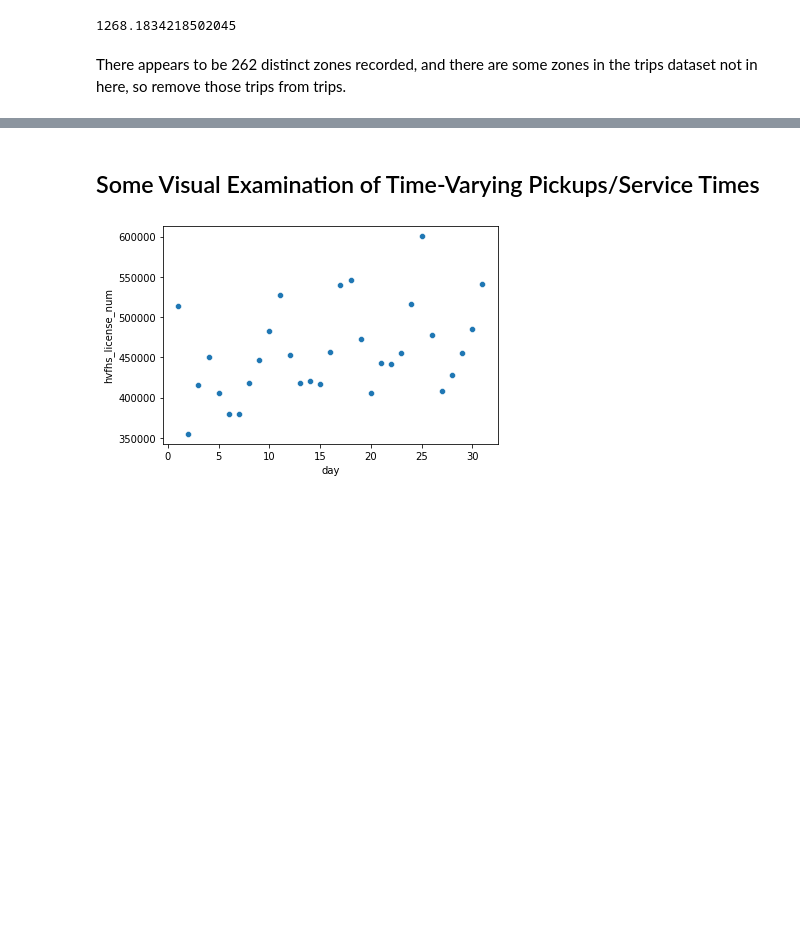
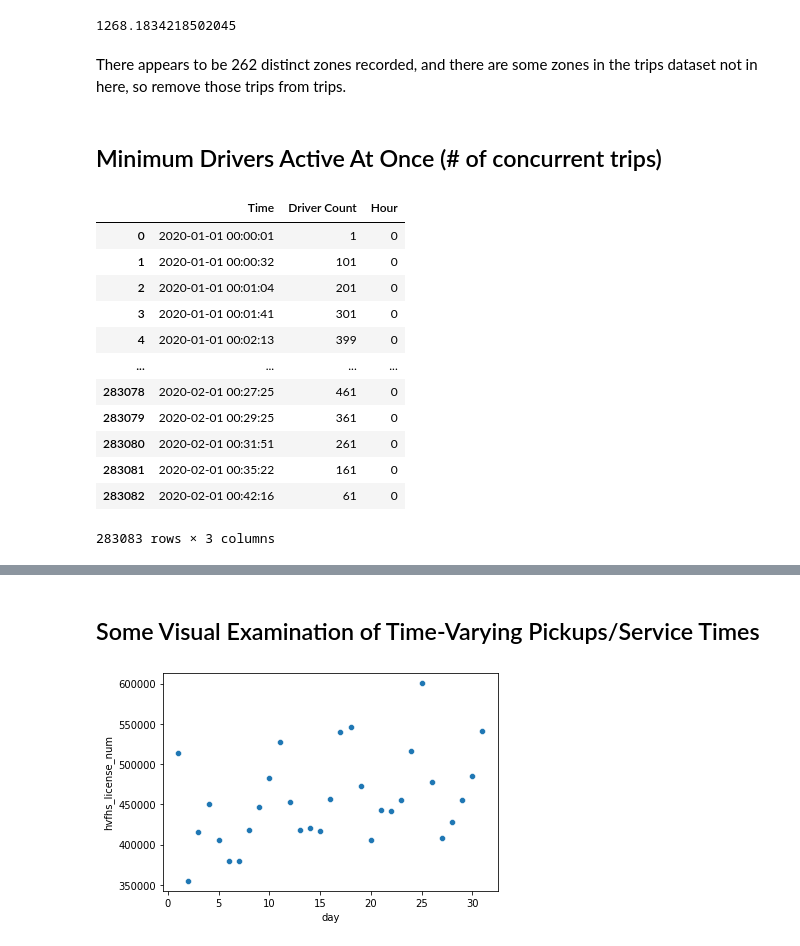
Before and after one commit to anthony001w/uber-nyc-simulation, a Jupyter notebook: generating_pickup_distributions.ipynb, the cells around one changed output, grey strips where cells are left out. Saved outputs shown, nothing was run; the diff lists cells and outputs as text; code cells hidden in the pictures; blank space fills up the shorter version.

```diff
--- a/generating_pickup_distributions.ipynb
+++ b/generating_pickup_distributions.ipynb
@@ -60,3 +60,5 @@ trips = cleanup_func(pd.read_csv('january-2020-uber-data.csv', index_col = 0))
 There appears to be 262 distinct zones recorded, and there are some zones in the trips dataset not in here, so remove those trips from  trips.
 # %%
 trips = trips[(trips.pulocationid.isin(taxi_zones.location_id.astype(int))) & (trips.dolocationid.isin(taxi_zones.location_id.astype(int)))]
+# %% [markdown]
+## Minimum Drivers Active At Once (# of concurrent trips)
@@ -62,0 +85,19 @@ trips = trips[(trips.pulocationid.isin(taxi_zones.location_id.astype(int))) & (t
+# %%
+dc = pd.DataFrame(concurrent_drivers[::100], columns = ['Time', 'Driver Count'])
+dc.Time = dc.Time.astype('datetime64[s]')
+dc['Hour'] = dc.Time.dt.hour
+dc
+# %% [output]
+|  | Time | Driver Count | Hour |
+| 0 | 2020-01-01 00:00:01 | 1 | 0 |
+| 1 | 2020-01-01 00:00:32 | 101 | 0 |
+| 2 | 2020-01-01 00:01:04 | 201 | 0 |
+| 3 | 2020-01-01 00:01:41 | 301 | 0 |
+| 4 | 2020-01-01 00:02:13 | 399 | 0 |
+| ... | ... | ... | ... |
+| 283078 | 2020-02-01 00:27:25 | 461 | 0 |
+| 283079 | 2020-02-01 00:29:25 | 361 | 0 |
+| 283080 | 2020-02-01 00:31:51 | 261 | 0 |
+| 283081 | 2020-02-01 00:35:22 | 161 | 0 |
+| 283082 | 2020-02-01 00:42:16 | 61 | 0 |
+283083 rows × 3 columns
```
Also changed, not shown: parts of 11 cells of this notebook, 9 other files.
